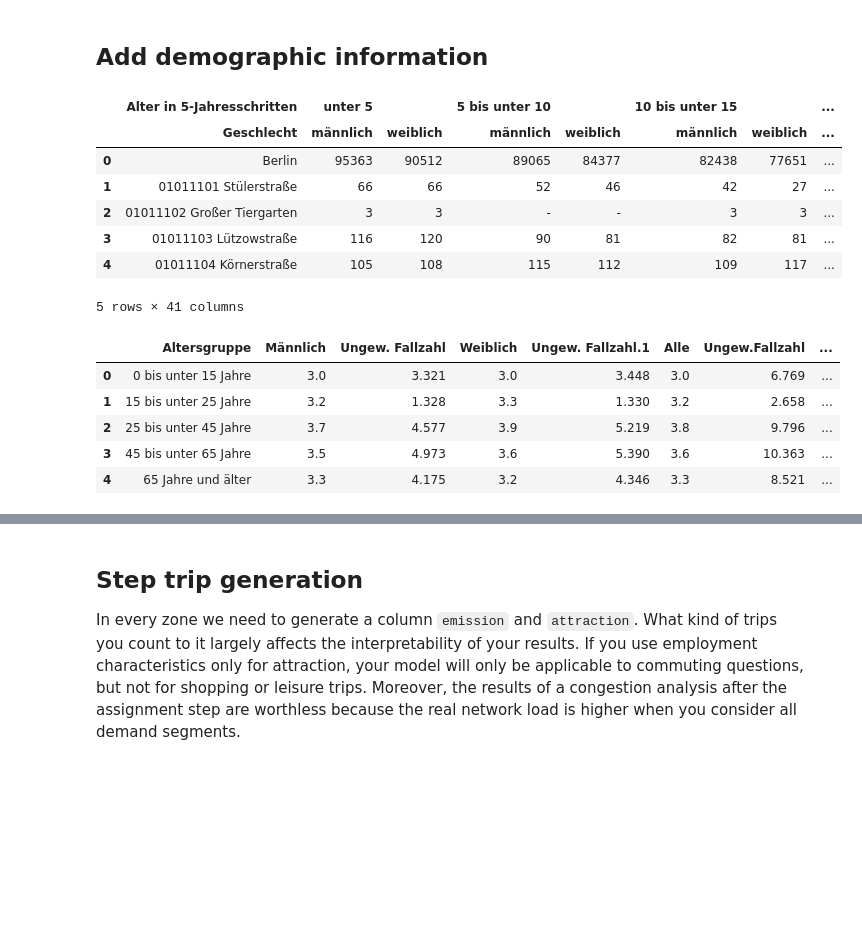
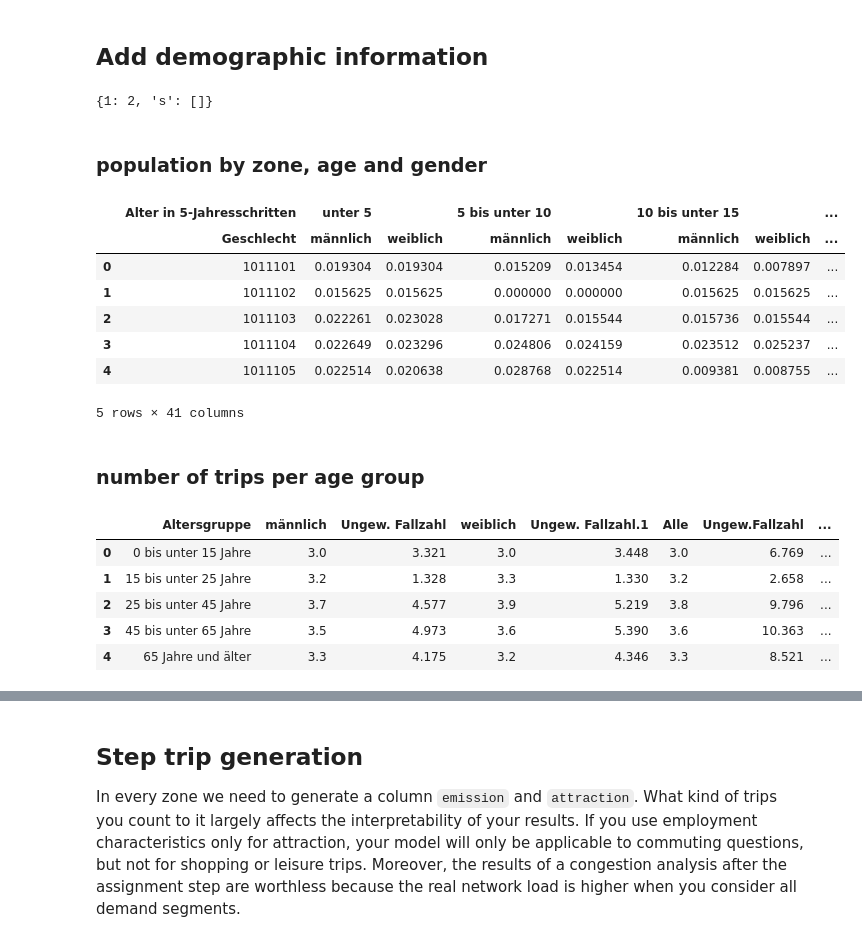
Before and after one commit to maximylius/quetzal_berlin, a Jupyter notebook: notebooks/best_version/Exercise3_Four_steps.ipynb, the cells around one changed output, grey strips where cells are left out. Cells and saved outputs as stored; diff of their text form; code cells hidden in the pictures; blank space fills up the shorter version.

```diff
--- a/notebooks/best_version/Exercise3_Four_steps.ipynb
+++ b/notebooks/best_version/Exercise3_Four_steps.ipynb
@@ -37,22 +37,39 @@ Fixing: ['checkpoint_links', 'loaded_links', 'links', 'road_links', 'footpaths',
 Successfully fixed.
 # %% [markdown]
 ## Add demographic information
+# %%
+dict([(1,2),("s",[])])
+# %% [output]
+{1: 2, 's': []}
+# %% [markdown]
+### population by zone, age and gender
 # %%
 age = pd.read_excel(input_path + 'zone_stats/sbb_plr_alter5Jahre.xlsx')
 age_sex = pd.read_excel(input_path + 'zone_stats/sbb_plr_alter5Jahre_geschlecht.xlsx', header=[0,1])
 
-age_gender_groups = {'age_groups': list(age.columns[1:])}
+age_groups = list(age.columns[1:])
 genders = [x[1] for x in age_sex.columns[1:]][:2]
+age_gender_groups = [item for sublist in [[(age_group, gender) for gender in genders ]for age_group in age_groups] for item in sublist]
+
+# recode to percentage of zone population
+age_sex[age_gender_groups] = age_sex[age_gender_groups].replace('-', 0)
+age_gender_totals = [age_sex.iloc[n][age_gender_groups].sum() for n in range(len(age_sex))]
+# set as percentage
+age_sex[age_gender_groups] = [age_sex.iloc[n][age_gender_groups]/age_gender_totals[n] for n in range(len(age_sex))]
+
+
 age_sex.head()
 # %% [output]
 |  | Alter in 5-Jahresschritten | unter 5 |  | 5 bis unter 10 |  | 10 bis unter 15 |  | ... |
 |  | Geschlecht | männlich | weiblich | männlich | weiblich | männlich | weiblich | ... |
-| 0 | Berlin | 95363 | 90512 | 89065 | 84377 | 82438 | 77651 | ... |
-| 1 | 01011101 Stülerstraße | 66 | 66 | 52 | 46 | 42 | 27 | ... |
-| 2 | 01011102 Großer Tiergarten | 3 | 3 | - | - | 3 | 3 | ... |
-| 3 | 01011103 Lützowstraße | 116 | 120 | 90 | 81 | 82 | 81 | ... |
-| 4 | 01011104 Körnerstraße | 105 | 108 | 115 | 112 | 109 | 117 | ... |
+| 0 | 1011101 | 0.019304 | 0.019304 | 0.015209 | 0.013454 | 0.012284 | 0.007897 | ... |
+| 1 | 1011102 | 0.015625 | 0.015625 | 0.000000 | 0.000000 | 0.015625 | 0.015625 | ... |
+| 2 | 1011103 | 0.022261 | 0.023028 | 0.017271 | 0.015544 | 0.015736 | 0.015544 | ... |
+| 3 | 1011104 | 0.022649 | 0.023296 | 0.024806 | 0.024159 | 0.023512 | 0.025237 | ... |
+| 4 | 1011105 | 0.022514 | 0.020638 | 0.028768 | 0.022514 | 0.009381 | 0.008755 | ... |
 5 rows × 41 columns
+# %% [markdown]
+### number of trips per age group
 # %%
 anzahl_wege_alter15 = pd.read_excel(input_path + 'transport_stats/anzahl_wege_alter15.xlsx')
 anzahl_wege_alter15['age_groups'] = [[] for x in range(len(anzahl_wege_alter15))]
@@ -63,7 +80,7 @@ anzahl_wege_alter15['age_groups'].iloc[3] = age_groups[9:13]
 anzahl_wege_alter15['age_groups'].iloc[4] = age_groups[13:]
 anzahl_wege_alter15[0:5]
 # %% [output]
-|  | Altersgruppe | Männlich | Ungew. Fallzahl | Weiblich | Ungew. Fallzahl.1 | Alle | Ungew.Fallzahl | ... |
+|  | Altersgruppe | männlich | Ungew. Fallzahl | weiblich | Ungew. Fallzahl.1 | Alle | Ungew.Fallzahl | ... |
 | 0 | 0 bis unter 15 Jahre | 3.0 | 3.321 | 3.0 | 3.448 | 3.0 | 6.769 | ... |
 | 1 | 15 bis unter 25 Jahre | 3.2 | 1.328 | 3.3 | 1.330 | 3.2 | 2.658 | ... |
 | 2 | 25 bis unter 45 Jahre | 3.7 | 4.577 | 3.9 | 5.219 | 3.8 | 9.796 | ... |
```
Also changed, not shown: parts of 20 cells of this notebook, 25 other files.
